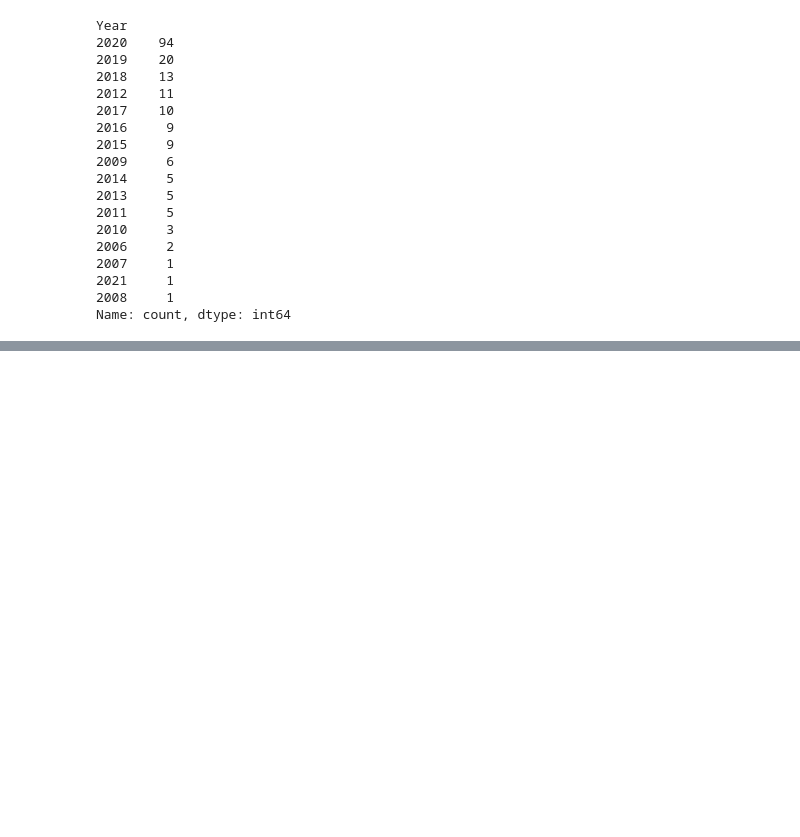
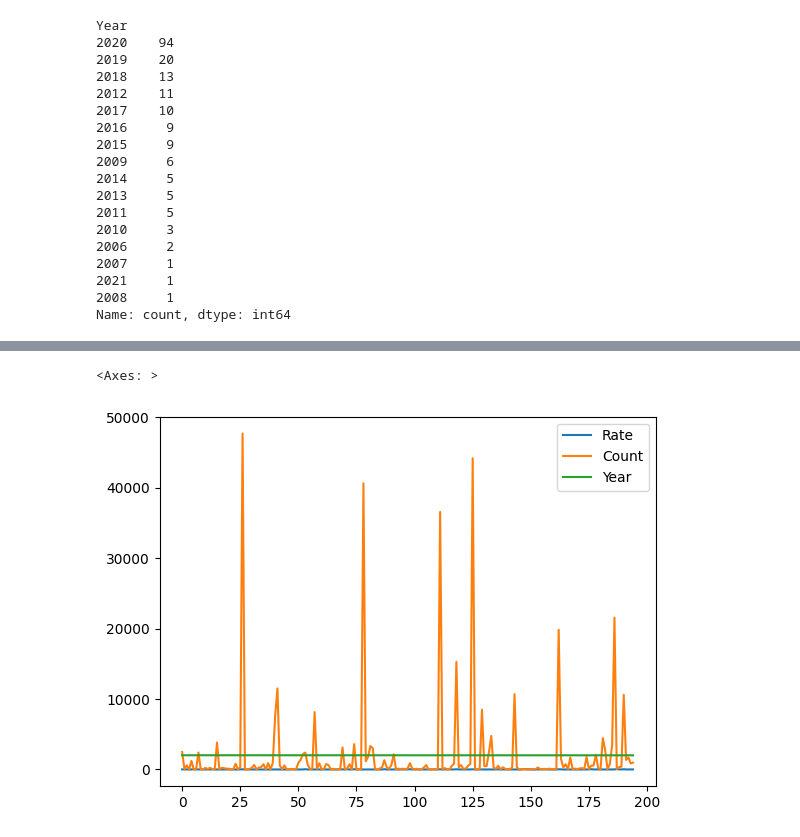
Before and after one commit to aminase/python-data-analysis, a Jupyter notebook: home.ipynb, the cells around one changed output, grey strips where cells are left out. Drawn from its saved outputs; the diff is of its cells as text; code cells hidden in the pictures; blank space fills up the shorter version.

Commit message:
Added line plots for csv file

```diff
--- a/home.ipynb
+++ b/home.ipynb
@@ -184,0 +218,5 @@ NameError: name 'df' is not defined
+# %%
+df.plot(kind='line')
+# %% [output]
+<Axes: >
+[figure, added]
```
Also changed, not shown: parts of 11 cells of this notebook, 1 other file.
